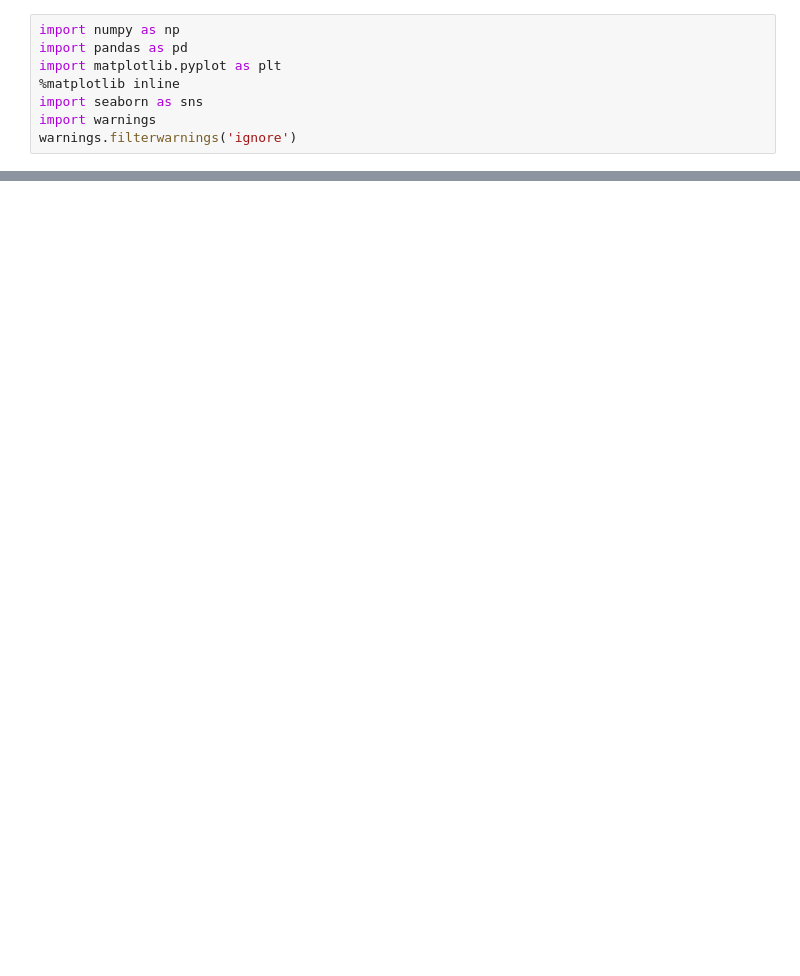
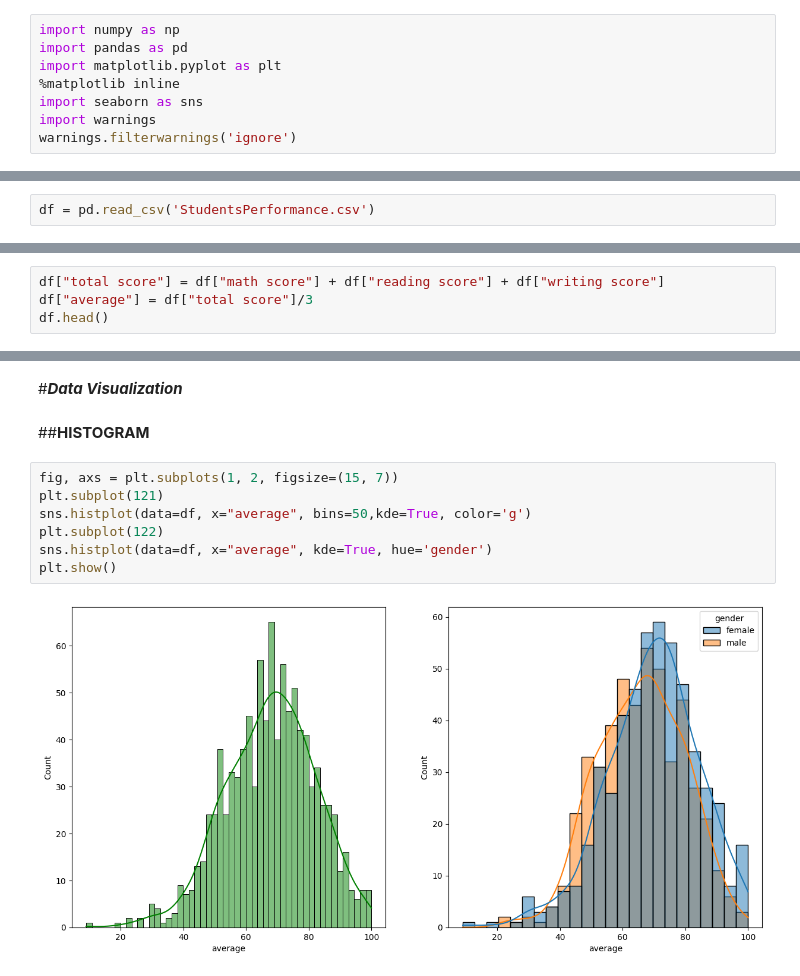
Before and after one commit to itsabbhii/Training-AIML, a Jupyter notebook: Students_Performance_in_exams/Students_Performance_in_exams.ipynb, the cells around one changed output, grey strips where cells are left out. Saved outputs shown, nothing was run; the diff lists cells and outputs as text; blank space fills up the shorter version.

```diff
--- a/Students_Performance_in_exams/Students_Performance_in_exams.ipynb
+++ b/Students_Performance_in_exams/Students_Performance_in_exams.ipynb
@@ -17,0 +27,2 @@ warnings.filterwarnings('ignore')
+# %%
+df = pd.read_csv('StudentsPerformance.csv')
@@ -17,0 +169,4 @@ warnings.filterwarnings('ignore')
+# %%
+df["total score"] = df["math score"] + df["reading score"] + df["writing score"]
+df["average"] = df["total score"]/3
+df.head()
@@ -17,0 +206,13 @@ warnings.filterwarnings('ignore')
+# %% [markdown]
+#***Data Visualization***
+# %% [markdown]
+##**HISTOGRAM**
+# %%
+fig, axs = plt.subplots(1, 2, figsize=(15, 7))
+plt.subplot(121)
+sns.histplot(data=df, x="average", bins=50,kde=True, color='g')
+plt.subplot(122)
+sns.histplot(data=df, x="average", kde=True, hue='gender')
+plt.show()
+# %% [output]
+[figure, added]
```
Also changed, not shown: parts of 19 cells of this notebook.
